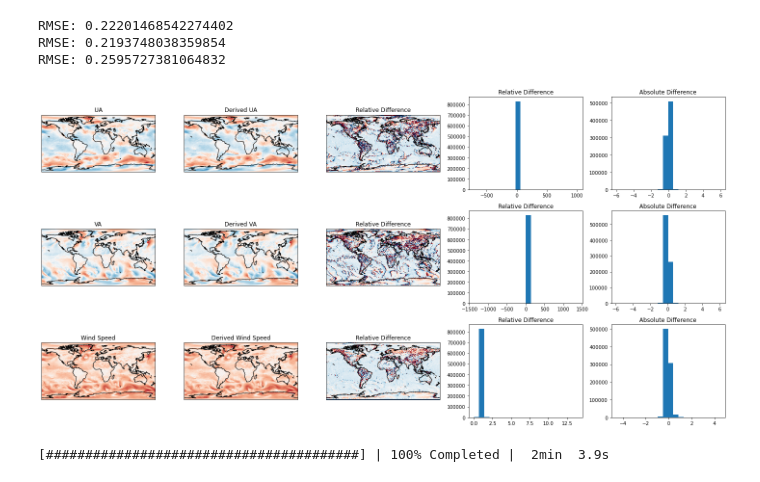
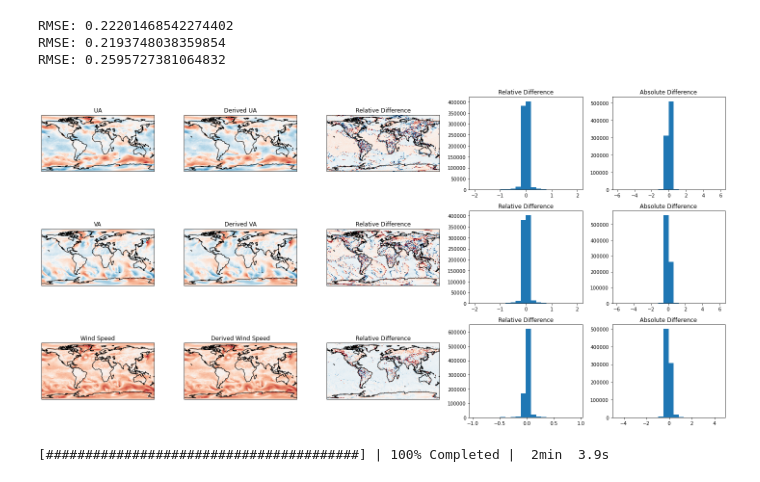
Before and after one commit to LiamBindle/fv3_mass_flux_tools, a Jupyter notebook: Demo 2.ipynb, the cells around one changed output. Drawn from its saved outputs; the diff is of its cells as text; code cells hidden in the pictures.

Commit message:
Reverted relative difference type in demo 2

```diff
--- a/Demo 2.ipynb
+++ b/Demo 2.ipynb
@@ -45,8 +45,7 @@ plt.figure(figsize=(20,10))
 
 expected=tavg3_3d_asm.U[0,-1,:,:]
 calculated=tavg_1hr_winds_ll.UA[0,-1,:,:]
-#relative_difference = (calculated-expected)/np.maximum(np.abs(calculated), np.abs(expected))
-relative_difference=(calculated/expected)
+relative_difference = (calculated-expected)/np.maximum(np.abs(calculated), np.abs(expected))
 rmse = np.sqrt(np.mean((calculated-expected)**2)).item()
 print(f"RMSE: {rmse}")
 
@@ -63,7 +62,7 @@ plt.pcolormesh(x, y, calculated, norm=norm, cmap='RdBu_r')
 ax = plt.subplot(3,5,3, projection=ccrs.PlateCarree())
 ax.coastlines()
 plt.title("Relative Difference")
-plt.pcolormesh(x, y, relative_difference, norm=plt.Normalize(0.9, 1.1), cmap='RdBu_r')
+plt.pcolormesh(x, y, relative_difference, norm=plt.Normalize(-0.2, 0.2), cmap='RdBu_r')
 
 ax = plt.subplot(3,5,4)
 plt.title("Relative Difference")
@@ -74,8 +73,7 @@ plt.hist((calculated-expected).values.flatten(), bins=20)
 
 expected=tavg3_3d_asm.V[0,-1,:,:]
 calculated=tavg_1hr_winds_ll.VA[0,-1,:,:]
-#relative_difference = (calculated-expected)/np.maximum(np.abs(calculated), np.abs(expected))
-relative_difference=(calculated/expected)
+relative_difference = (calculated-expected)/np.maximum(np.abs(calculated), np.abs(expected))
 rmse = np.sqrt(np.mean((calculated-expected)**2)).item()
 print(f"RMSE: {rmse}")
 
@@ -92,7 +90,7 @@ plt.pcolormesh(x, y, calculated, norm=norm, cmap='RdBu_r')
 ax = plt.subplot(3,5,8, projection=ccrs.PlateCarree())
 ax.coastlines()
 plt.title("Relative Difference")
-plt.pcolormesh(x, y, relative_difference, norm=plt.Normalize(0.9, 1.1), cmap='RdBu_r')
+plt.pcolormesh(x, y, relative_difference, norm=plt.Normalize(-0.2, 0.2), cmap='RdBu_r')
 
 ax = plt.subplot(3,5,9)
 plt.title("Relative Difference")
@@ -103,39 +101,38 @@ plt.hist((calculated-expected).values.flatten(), bins=20)
 
 expected=np.sqrt(tavg3_3d_asm.U[0,-1,:,:]**2 + tavg3_3d_asm.V[0,-1,:,:]**2)
 calculated=np.sqrt(tavg_1hr_winds_ll.UA[0,-1,:,:]**2 + tavg_1hr_winds_ll.VA[0,-1,:,:]**2)
-#relative_difference = (calculated-expected)/np.maximum(np.abs(calculated), np.abs(expected))
-relative_difference=(calculated/expected)
+relative_difference = (calculated-expected)/np.maximum(np.abs(calculated), np.abs(expected))
 rmse = np.sqrt(np.mean((calculated-expected)**2)).item()
 print(f"RMSE: {rmse}")
 
 ax = plt.subplot(3,5,11, projection=ccrs.PlateCarree())
 ax.coastlines()
 plt.title("Wind Speed")
 plt.pcolormesh(x, y, expected, norm=norm, cmap='RdBu_r')
 
 ax = plt.subplot(3,5,12, projection=ccrs.PlateCarree())
 ax.coastlines()
 plt.title("Derived Wind Speed")
 plt.pcolormesh(x, y, calculated, norm=norm, cmap='RdBu_r')
 
 ax = plt.subplot(3,5,13, projection=ccrs.PlateCarree())
 ax.coastlines()
 plt.title("Relative Difference")
-plt.pcolormesh(x, y, relative_difference, norm=plt.Normalize(0.9, 1.1), cmap='RdBu_r')
+plt.pcolormesh(x, y, relative_difference, norm=plt.Normalize(-0.2, 0.2), cmap='RdBu_r')
 
 ax = plt.subplot(3,5,14)
 plt.title("Relative Difference")
 plt.hist(relative_difference.values.flatten(), bins=20)
 ax = plt.subplot(3,5,15)
 plt.title("Absolute Difference")
 plt.hist((calculated-expected).values.flatten(), bins=20)
 
 plt.tight_layout()
 # %% [output]
 RMSE: 0.22201468542274402
 RMSE: 0.2193748038359854
 RMSE: 0.2595727381064832
-[figure, old version]
+[figure, new version]
 # %%
 # %% [output]
 [########################################] | 100% Completed |  2min  3.9s
```
